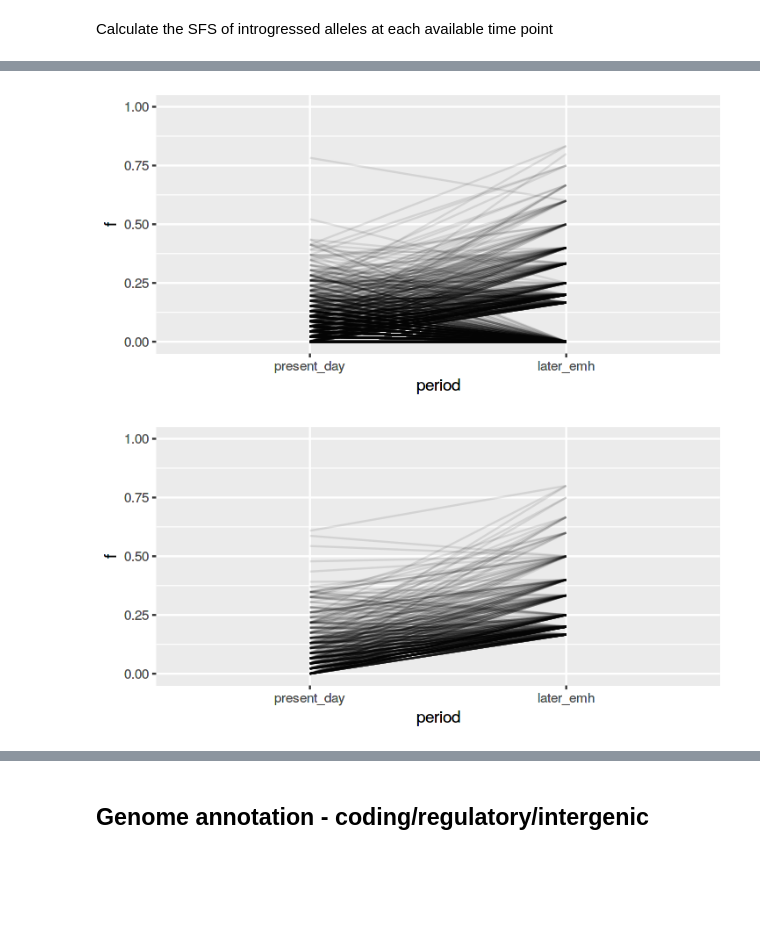
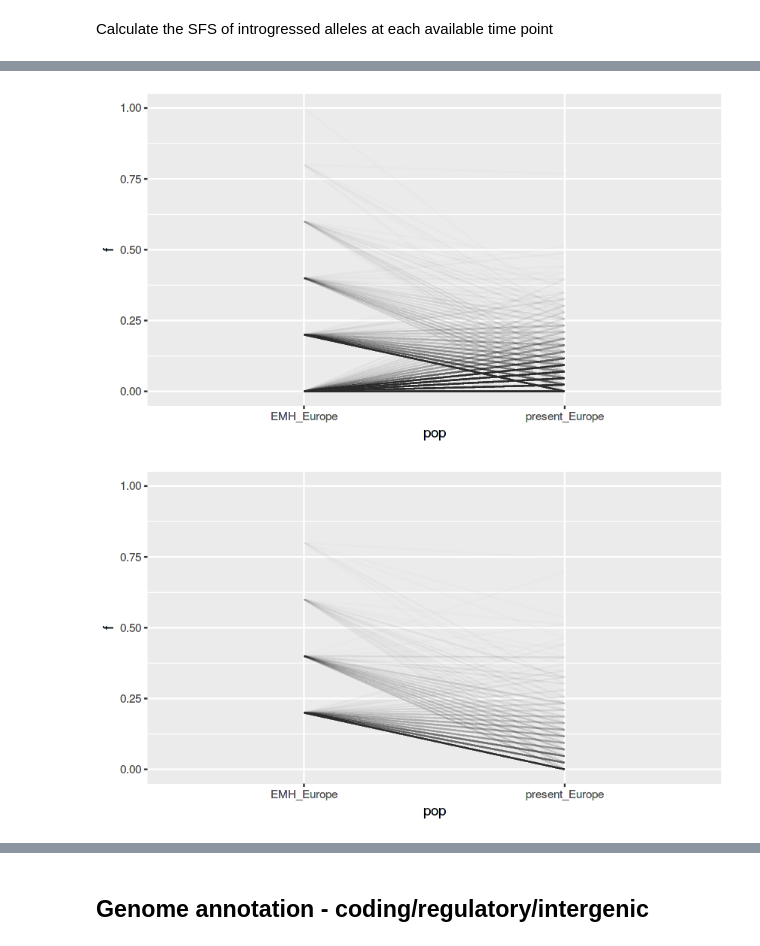
Before and after one commit to bodkan/nea-over-time, a Jupyter notebook: notebooks/frequency_shift_after_10ky.ipynb, the cells around one changed output, grey strips where cells are left out. Cells and saved outputs as stored; diff of their text form; code cells hidden in the pictures; blank space fills up the shorter version.

```diff
--- a/notebooks/frequency_shift_after_10ky.ipynb
+++ b/notebooks/frequency_shift_after_10ky.ipynb
@@ -170,0 +209,2 @@ head(all_snps)
+# %%
+all_snps <- filter(all_snps, emh_na_counts == 0 & present_na_counts == 0)
@@ -177,0 +222,5 @@ Convert SNP data for each sample into a long format:
+# %%
+merged <-
+    inner_join(all_annots_wide, all_snps) %>% # merge annotations with SNP data
+    mutate(chrom=paste0(chrom, "_", pos)) %>% # create a SNP ID string
+    rename(site_id=chrom) %>%  select(-pos)   # remove the chrom/pos columns
@@ -178,6 +229,6 @@ Convert SNP data for each sample into a long format:
 # %%
 sites <-
-    gather(all_snps, sample, allele, -site_id, -AnnoType, -priPhCons__100000bp) %>%
-    mutate(sample=as.factor(sample),
-           pop=pop_table[sample],
-           allele=ifelse(allele == 0, 0, ifelse(allele == 1, 0.5, ifelse(allele == 2, 1, NA))))
+    gather(merged, name, allele, -site_id, -AnnoType, -Consequence, -priPhCons__100000bp, -bStatistic) %>%
+    mutate(pop=pop_table[name],
+           allele=ifelse(allele == 2, 1, 0))
+           #allele=ifelse(allele == 0, 0, ifelse(allele == 1, 0.5, ifelse(allele == 2, 1, NA))))
@@ -195,7 +258,9 @@ Classes ‘tbl_df’, ‘tbl’ and 'data.frame':       23232768 obs. of  6 vari
 # %% [markdown]
 Calculate the SFS of introgressed alleles at each available time point
 # %%
-sfs <- group_by(sites, pop, site_id, AnnoType, priPhCons__100000bp) %>%
-    summarise(f=mean(allele, na.rm=TRUE)) %>%
-    filter(!is.nan(f)) %>%
+sfs <- group_by(sites, pop, site_id, AnnoType, priPhCons__100000bp, bStatistic) %>%
+    summarise(f=mean(allele)) %>%
+    #summarise(f=mean(0.5 * allele)) %>% -- this is for the case of 0/1/2 alleles
+    #summarise(f=mean(allele), na.rm=TRUE) %>% -- not necessary after filtering out NA before, also no random calls
+    # filter(!is.nan(f)) %>% -- not necessary either
     ungroup
@@ -212,15 +284,12 @@ head(sfs)
 # %%
-filter(sample_n(sfs, 100000),
-       period != "old_emh") %>%
-ggplot(aes(period, f, group=site_id)) + geom_line(alpha=0.1) + ylim(0, 1)
+filter(sample_n(sfs, 75000)) %>%
+ggplot(aes(pop, f, group=site_id)) + geom_line(alpha=0.01) + ylim(0, 1)
 # %% [output]
-[figure, old version]
+[figure, new version]
 # %%
-filter(sample_n(sfs, 100000),
-       period != "old_emh",
-       period == "present_day" | (period == "later_emh" & (f > 0 & f < 1.0))) %>%
-ggplot(aes(period, f, group=site_id)) + geom_line(alpha=0.1) + ylim(0, 1)
+filter(sample_n(sfs, 75000), pop == "present_Europe" | (pop == "EMH_Europe" & (f > 0 & f < 1.0))) %>%
+ggplot(aes(pop, f, group=site_id)) + geom_line(alpha=0.01) + ylim(0, 1)
 # %% [output]
-[figure, old version]
+[figure, new version]
 # %%
 sfs_shift <-
```
Also changed, not shown: parts of 30 cells of this notebook.
